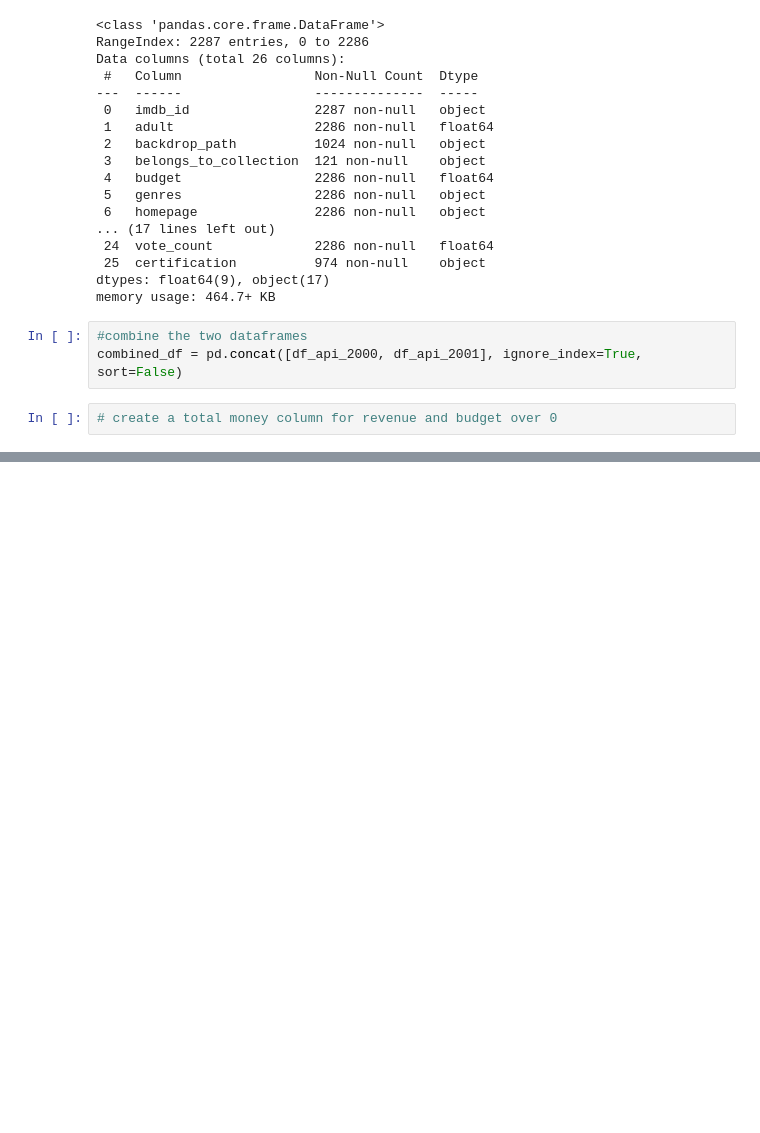
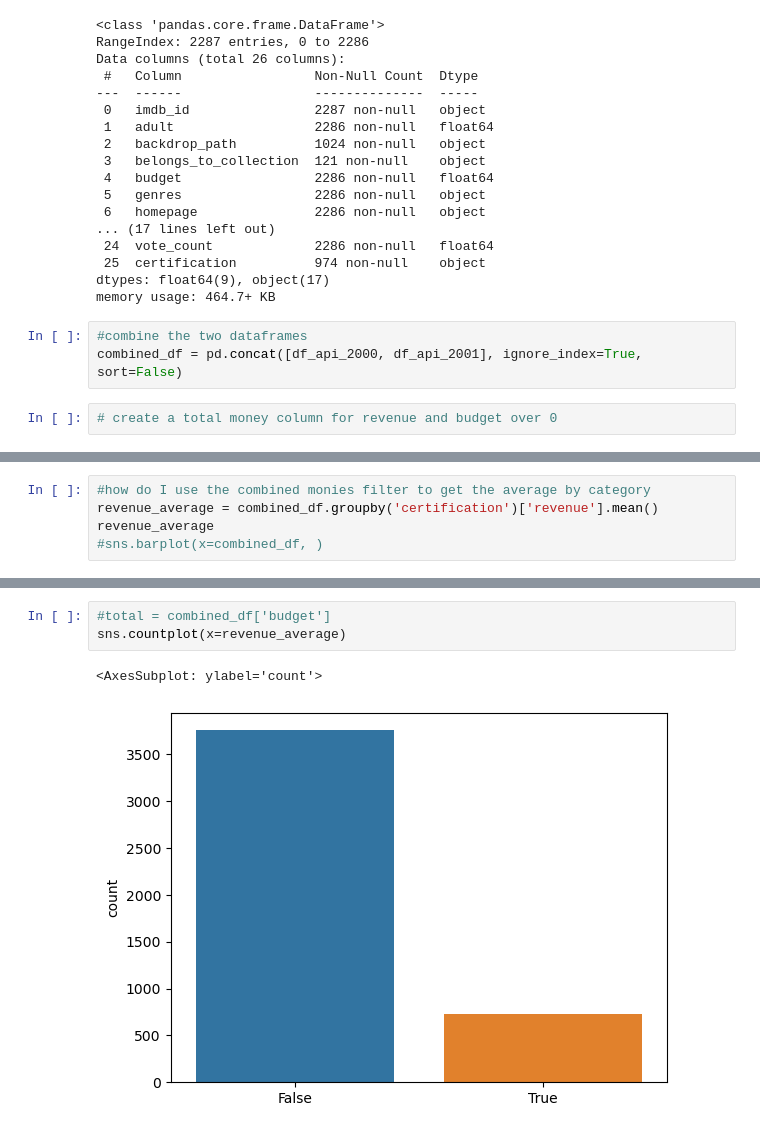
Before and after one commit to Elispreng/Project_3, a Jupyter notebook: Project3_Part2_Revised.ipynb, the cells around one changed output, grey strips where cells are left out. Saved outputs shown, nothing was run; the diff lists cells and outputs as text; blank space fills up the shorter version.

```diff
--- a/Project3_Part2_Revised.ipynb
+++ b/Project3_Part2_Revised.ipynb
@@ -436,0 +519,5 @@ combined_df['revenue_0'] = combined_df['revenue'] > 0
+# %%
+#how do I use the combined monies filter to get the average by category
+revenue_average = combined_df.groupby('certification')['revenue'].mean()
+revenue_average
+#sns.barplot(x=combined_df, )
@@ -436,0 +536,6 @@ combined_df['revenue_0'] = combined_df['revenue'] > 0
+# %%
+#total = combined_df['budget']
+sns.countplot(x=revenue_average)
+# %% [output]
+<AxesSubplot: ylabel='count'>
+[figure, added]
```
Also changed, not shown: parts of 24 cells of this notebook, 9 other files.
